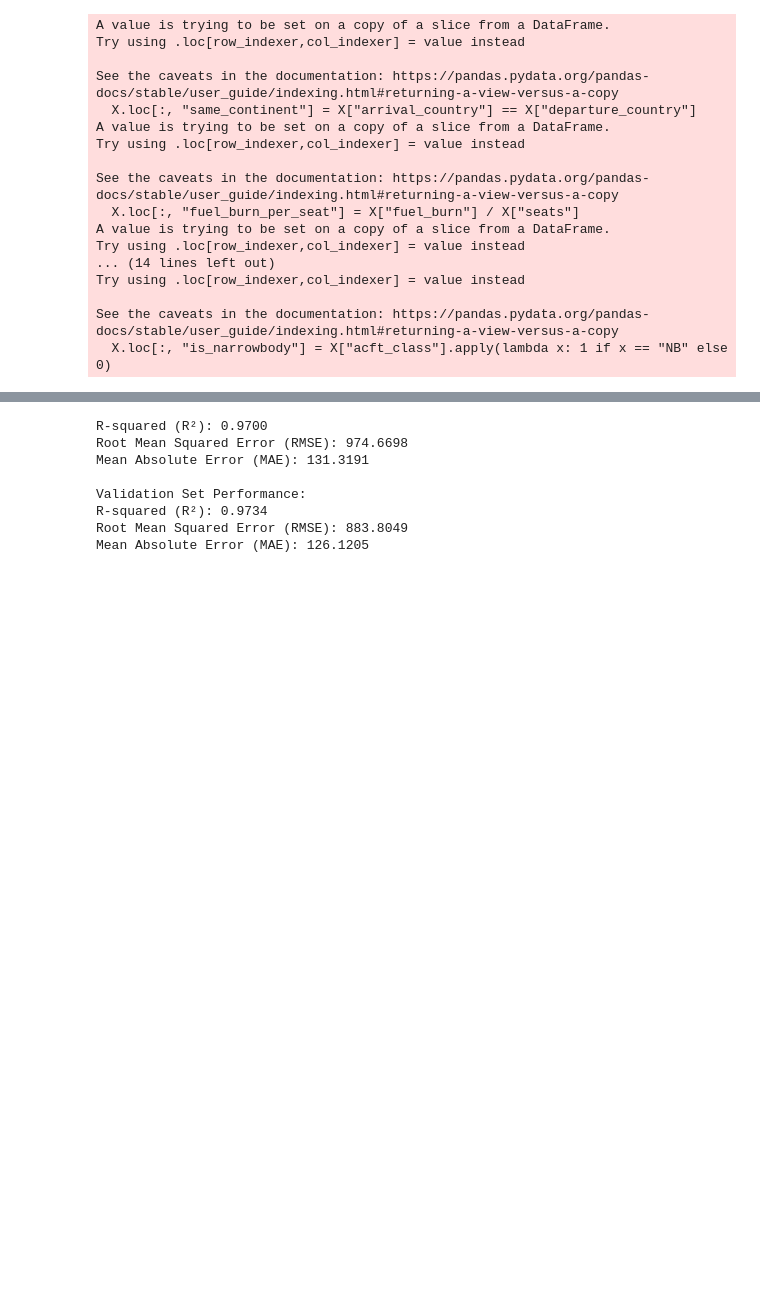
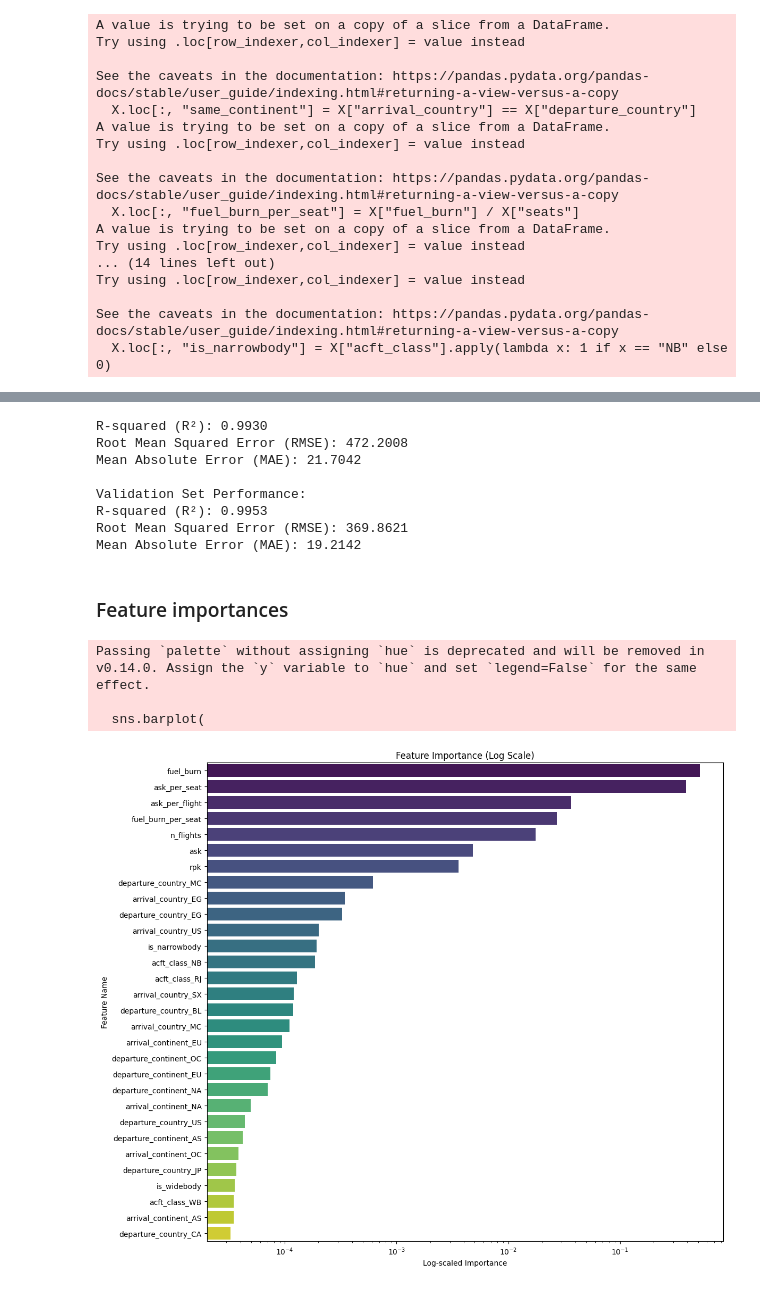
Before and after one commit to monatagelsir7/enivornmental_impact_of_aviation, a Jupyter notebook: Models/feature_importance.ipynb, the cells around one changed output, grey strips where cells are left out. Saved outputs shown, nothing was run; the diff lists cells and outputs as text; code cells hidden in the pictures; blank space fills up the shorter version.

Commit message:
adding_prediction_code

```diff
--- a/Models/feature_importance.ipynb
+++ b/Models/feature_importance.ipynb
@@ -137,15 +162,9 @@ categorical_cols = X_train.select_dtypes(
 # %%
-rf_pipeline = Pipeline(
-    steps=[
-        # ("preprocessor", preprocessor),
-        ("regressor", RandomForestRegressor(n_estimators=100, random_state=42)),
-    ]
-)
+rf = RandomForestRegressor(n_estimators=100, random_state=42, n_jobs=-1)
+rf.fit(X_train, y_train)
 # %%
-rf_pipeline.fit(X_train, y_train)
-
 # Predict on test set
-y_pred_test = rf_pipeline.predict(X_test)
+y_pred_test = rf.predict(X_test)
 # %%
 # Evaluate on test set
 r2 = r2_score(y_test, y_pred_test)
@@ -159,7 +178,7 @@ print(f"Root Mean Squared Error (RMSE): {rmse:.4f}")
 print(f"Mean Absolute Error (MAE): {mae:.4f}")
 
 # Predict and evaluate on validation set
-y_pred_val = rf_pipeline.predict(X_val)
+y_pred_val = rf.predict(X_val)
 
 r2_val = r2_score(y_val, y_pred_val)
 mse_val = mean_squared_error(y_val, y_pred_val)
@@ -172,11 +191,36 @@ print(f"R-squared (R²): {r2_val:.4f}")
 print(f"Root Mean Squared Error (RMSE): {rmse_val:.4f}")
 print(f"Mean Absolute Error (MAE): {mae_val:.4f}")
 # %% [output]
-R-squared (R²): 0.9700
-Root Mean Squared Error (RMSE): 974.6698
-Mean Absolute Error (MAE): 131.3191
+R-squared (R²): 0.9930
+Root Mean Squared Error (RMSE): 472.2008
+Mean Absolute Error (MAE): 21.7042
 
 Validation Set Performance:
-R-squared (R²): 0.9734
-Root Mean Squared Error (RMSE): 883.8049
-Mean Absolute Error (MAE): 126.1205
+R-squared (R²): 0.9953
+Root Mean Squared Error (RMSE): 369.8621
+Mean Absolute Error (MAE): 19.2142
+# %% [markdown]
+### Feature importances
+# %%
+import matplotlib.pyplot as plt
+import seaborn as sns
+
+
+importances = rf.feature_importances_
+feature_names = X_train.columns
+importance_df = pd.DataFrame(
+    {"feature": feature_names, "importance": importances}
+).sort_values(by="importance", ascending=False)
+plt.figure(figsize=(12, 10))
+sns.barplot(data=importance_df.head(30), y="feature", x="importance", palette="viridis")
+plt.xscale("log")  # make importances easier to compare
+plt.title("Feature Importance (Log Scale)")
+plt.xlabel("Log-scaled Importance")
+plt.ylabel("Feature Name")
+plt.tight_layout()
+plt.show()
+# %% [output]
+Passing `palette` without assigning `hue` is deprecated and will be removed in v0.14.0. Assign the `y` variable to `hue` and set `legend=False` for the same effect.
+
+  sns.barplot(
+[figure, added]
```
Also changed, not shown: parts of 19 cells of this notebook, 1 other file.
